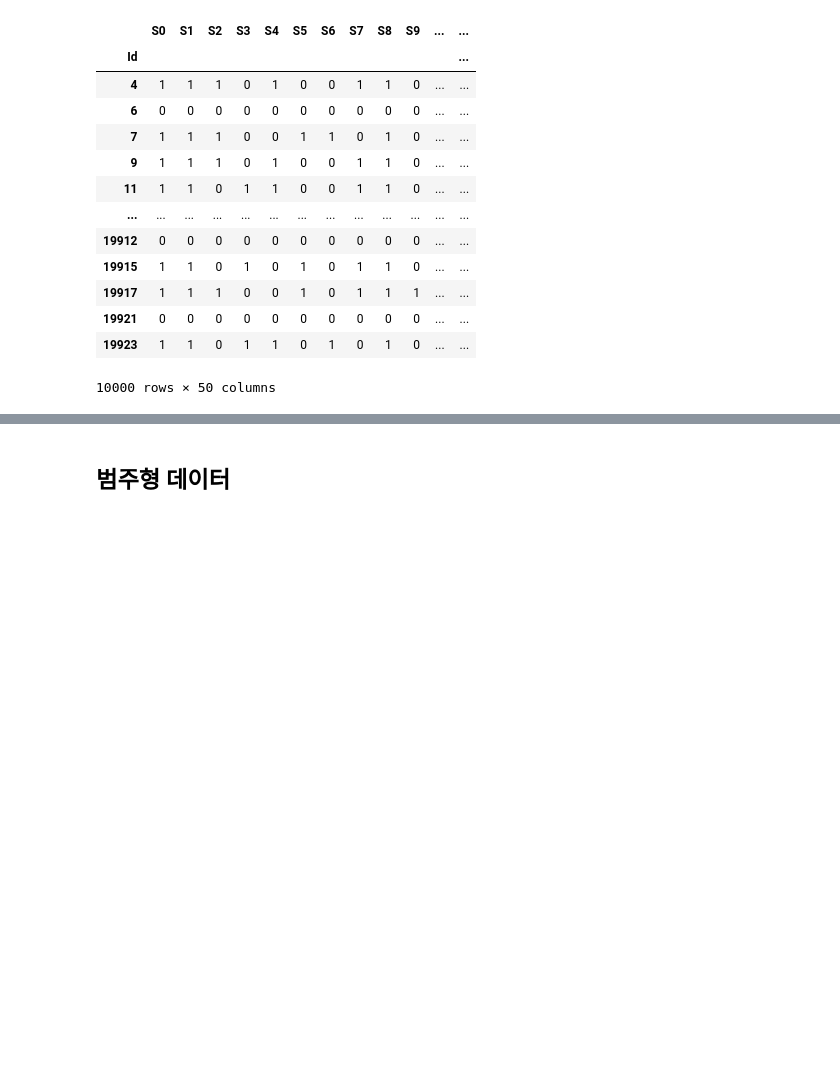
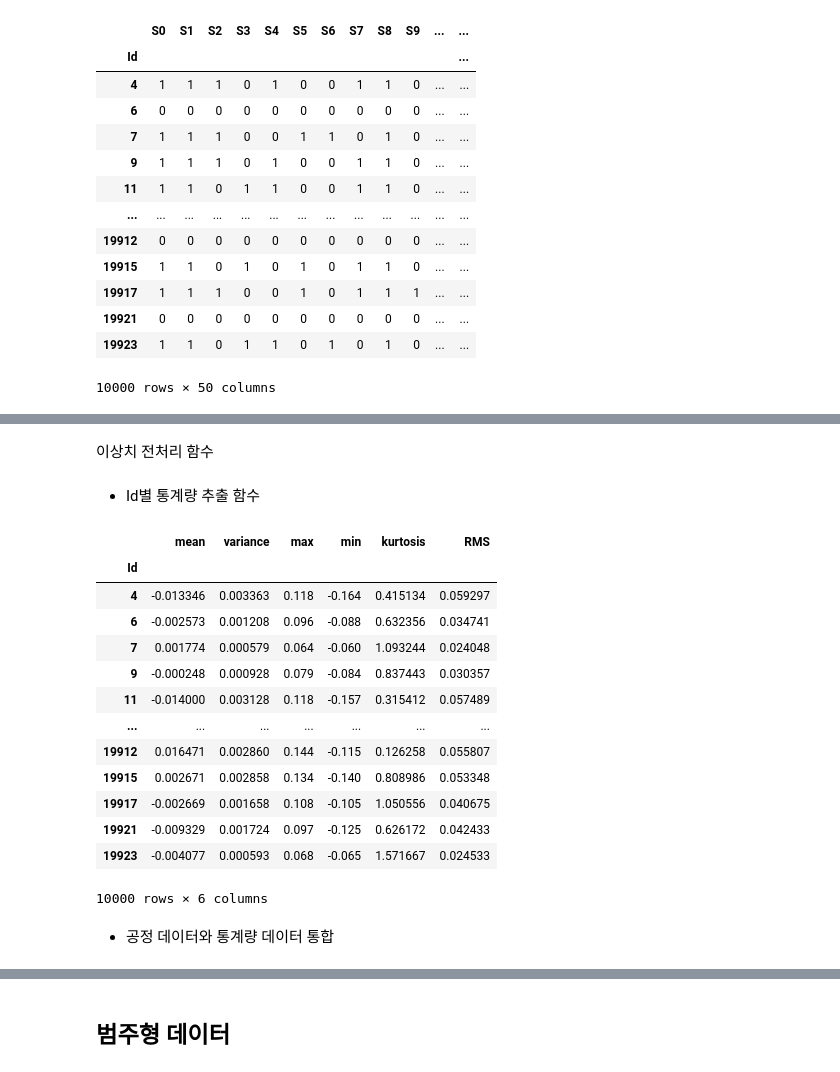
Before and after one commit to seonydg/ml-classification-Bosch-Production-Line-Performance, a Jupyter notebook: Bosch Production Line Performance.ipynb, the cells around one changed output, grey strips where cells are left out. Saved outputs shown, nothing was run; the diff lists cells and outputs as text; code cells hidden in the pictures; blank space fills up the shorter version.

```diff
--- a/Bosch Production Line Performance.ipynb
+++ b/Bosch Production Line Performance.ipynb
@@ -246,0 +249,53 @@ station_x
+# %% [markdown]
+이상치 전처리 함수
+# %%
+def remove_outliers(val, w=1.5):
+    Q1 = np.quantile(val, 0.25)
+    Q3 = np.quantile(val, 0.75)
+    IQR = Q3 - Q1
+
+    low_cond = Q1 - w * IQR < val
+    high_cond = Q3 + w * IQR > val
+    total_cond = np.logical_and(low_cond, high_cond)
+
+    return val[total_cond]
+# %% [markdown]
+- Id별 통계량 추출 함수
+# %%
+def extract_statistical_feature(val): # val : Id별
+    if val.notnull().sum() == 0:
+        return pd.Series([0] * 6)
+    else:
+        val = val.copy().dropna() # 결측치 저리
+        val = remove_outliers(val) # 이상치 처리
+
+        val_mean = val.mean() # 평균
+        val_var = val.var() # 분산
+        val_max = val.max() # 최대값
+        val_min = val.min() # 최소값
+        val_kurtosis = stats.kurtosis(val) # 첨도
+        val_rms = np.sqrt(sum(val**2 / len(val)))
+
+    return pd.Series([val_mean, val_var, val_max, val_min, val_kurtosis, val_rms])
+# %%
+state_feature_x = X.apply(extract_statistical_feature, axis=1)
+state_feature_x.rename({0:'mean', 1:'variance', 2:'max', 3:'min', 4:'kurtosis', 5:'RMS'}, axis=1, inplace=True) # axis = 0:index, 1:column
+# %%
+state_feature_x
+# %% [output]
+|  | mean | variance | max | min | kurtosis | RMS |
+| Id |  |  |  |  |  |  |
+| 4 | -0.013346 | 0.003363 | 0.118 | -0.164 | 0.415134 | 0.059297 |
+| 6 | -0.002573 | 0.001208 | 0.096 | -0.088 | 0.632356 | 0.034741 |
+| 7 | 0.001774 | 0.000579 | 0.064 | -0.060 | 1.093244 | 0.024048 |
+| 9 | -0.000248 | 0.000928 | 0.079 | -0.084 | 0.837443 | 0.030357 |
+| 11 | -0.014000 | 0.003128 | 0.118 | -0.157 | 0.315412 | 0.057489 |
+| ... | ... | ... | ... | ... | ... | ... |
+| 19912 | 0.016471 | 0.002860 | 0.144 | -0.115 | 0.126258 | 0.055807 |
+| 19915 | 0.002671 | 0.002858 | 0.134 | -0.140 | 0.808986 | 0.053348 |
+| 19917 | -0.002669 | 0.001658 | 0.108 | -0.105 | 1.050556 | 0.040675 |
+| 19921 | -0.009329 | 0.001724 | 0.097 | -0.125 | 0.626172 | 0.042433 |
+| 19923 | -0.004077 | 0.000593 | 0.068 | -0.065 | 1.571667 | 0.024533 |
+10000 rows × 6 columns
+# %% [markdown]
+- 공정 데이터와 통계량 데이터 통합
```
Also changed, not shown: parts of 5 cells of this notebook.
